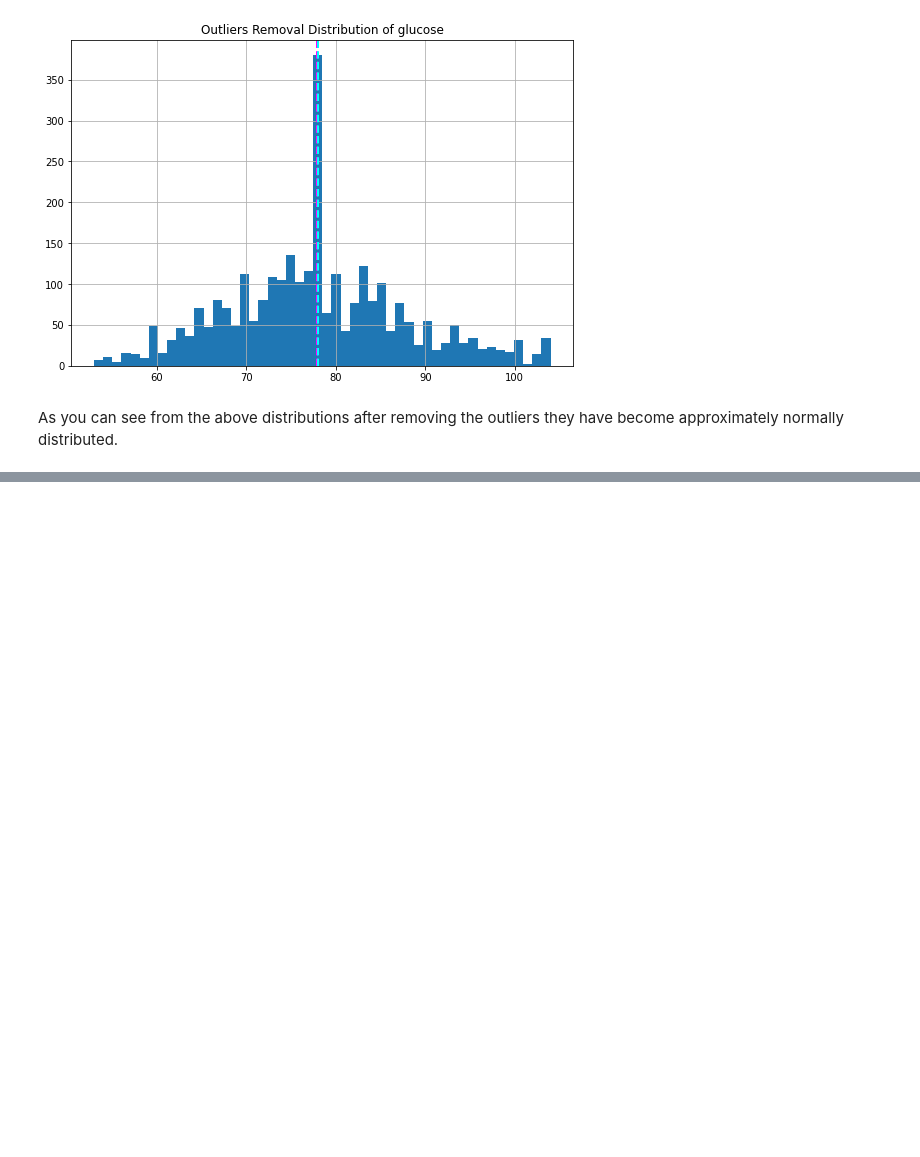
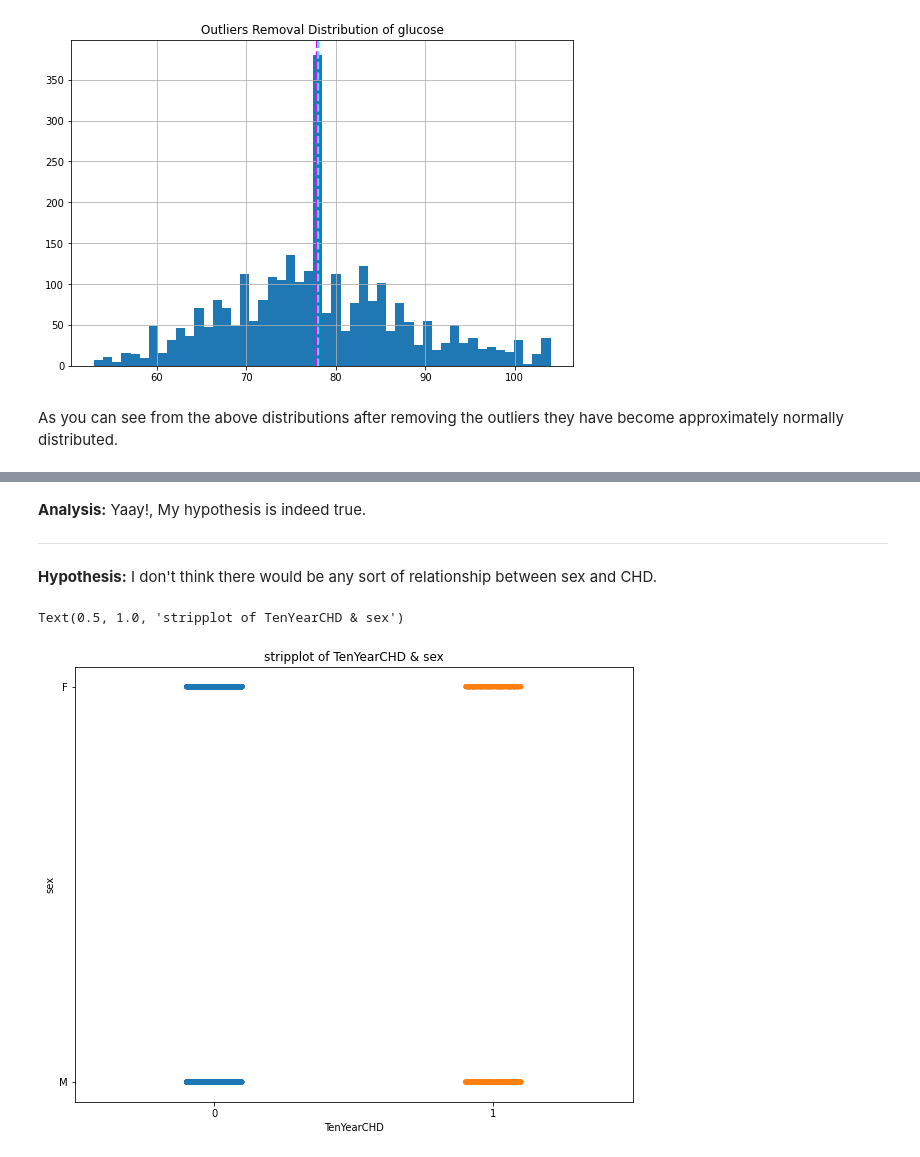
Before and after one commit to Shourya306/Cardio-Vascular-Risk-Prediction-Classification, a Jupyter notebook: Cardiovascular_Risk_Prediction_Classification.ipynb, the cells around one changed output, grey strips where cells are left out. Cells and saved outputs as stored; diff of their text form; code cells hidden in the pictures; blank space fills up the shorter version.

```diff
--- a/Cardiovascular_Risk_Prediction_Classification.ipynb
+++ b/Cardiovascular_Risk_Prediction_Classification.ipynb
@@ -326,0 +372,13 @@ As you can see from the above distributions after removing the outliers they hav
+# %% [markdown]
+**Analysis:** Yaay!, My hypothesis is indeed true.
+_________________________________________________________
+# %% [markdown]
+**Hypothesis:** I don't think there would be any sort of relationship between sex and CHD.
+# %%
+# Understanding the relationship between target variable and sex.
+plt.figure(figsize = (10,8))
+sns.stripplot(x = cardio_df['TenYearCHD'], y = cardio_df['sex'])
+plt.title('stripplot of TenYearCHD & sex')
+# %% [output]
+Text(0.5, 1.0, 'stripplot of TenYearCHD & sex')
+[figure, added]
```
Also changed, not shown: parts of 13 cells of this notebook.
